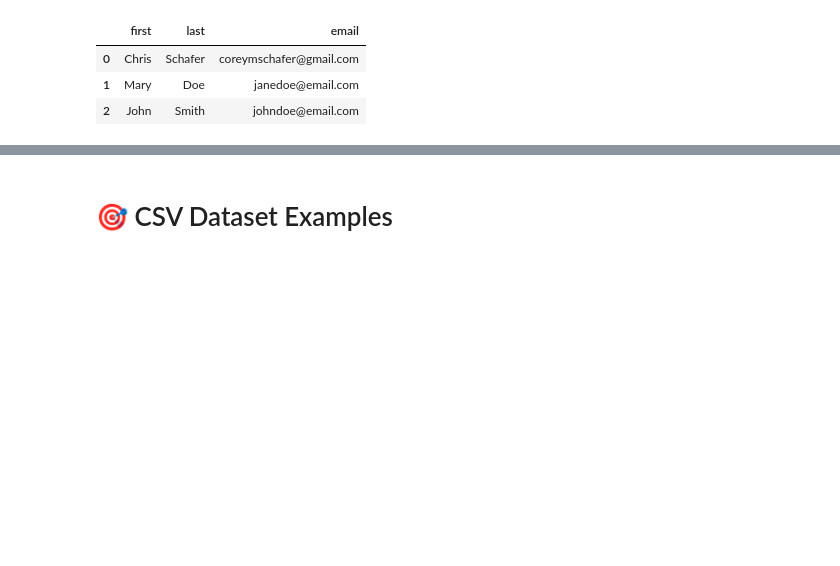
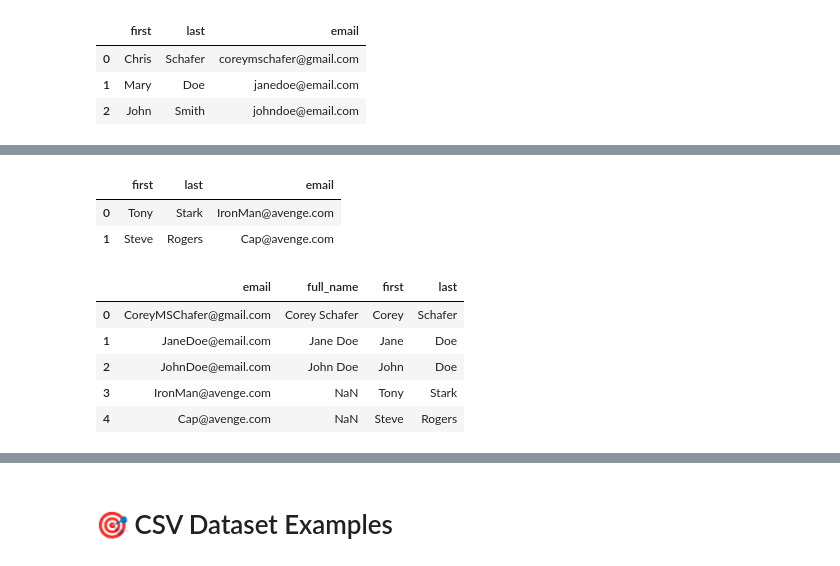
Before and after one commit to yaostyle/pandas_labs, a Jupyter notebook: pandas_tutorial_practice.ipynb, the cells around one changed output, grey strips where cells are left out. Drawn from its saved outputs; the diff is of its cells as text; code cells hidden in the pictures; blank space fills up the shorter version.

Commit message:
Add Rows and Columns

```diff
--- a/pandas_tutorial_practice.ipynb
+++ b/pandas_tutorial_practice.ipynb
@@ -342,0 +366,2 @@ df
+# %%
+df.drop(columns=['first','last'], inplace=True)
@@ -342,0 +382,2 @@ df
+# %%
+df[['first', 'last']] = df['full_name'].str.split(' ', expand=True)
@@ -342,0 +393,3 @@ df
+# %%
+# Add a single row
+df.append({'first': 'Tony'}, ignore_index=True)
@@ -342,0 +402,22 @@ df
+# %%
+people = {
+   "first": ["Tony", "Steve"],
+   "last": ["Stark", "Rogers"],
+   "email": ["IronMan@avenge.com", "Cap@avenge.com"]
+}
+df2 = pd.DataFrame(people)
+# %%
+df2
+# %% [output]
+|  | first | last | email |
+| 0 | Tony | Stark | IronMan@avenge.com |
+| 1 | Steve | Rogers | Cap@avenge.com |
+# %%
+df.append(df2, ignore_index=True, sort=False)
+# %% [output]
+|  | email | full_name | first | last |
+| 0 | CoreyMSChafer@gmail.com | Corey Schafer | Corey | Schafer |
+| 1 | JaneDoe@email.com | Jane Doe | Jane | Doe |
+| 2 | JohnDoe@email.com | John Doe | John | Doe |
+| 3 | IronMan@avenge.com | NaN | Tony | Stark |
+| 4 | Cap@avenge.com | NaN | Steve | Rogers |
```
Also changed, not shown: parts of 14 cells of this notebook.
